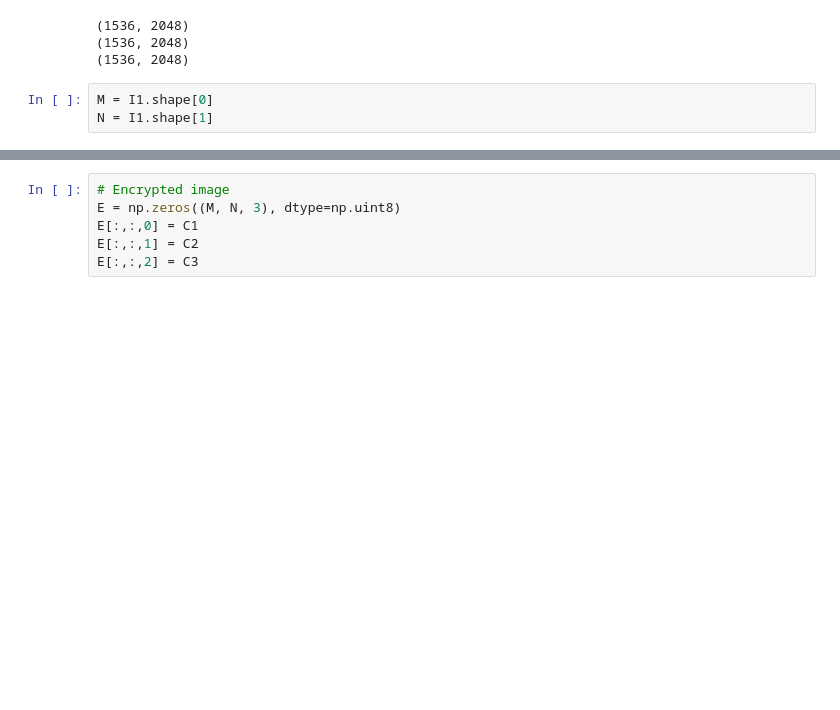
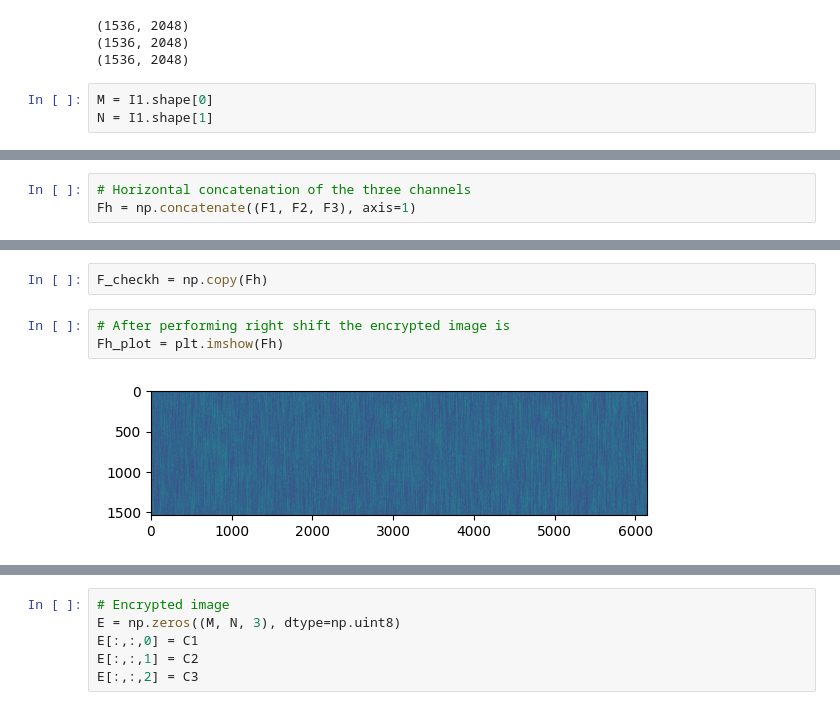
Before and after one commit to Rupal17shah/ImageEncryption, a Jupyter notebook: main.ipynb, the cells around one changed output, grey strips where cells are left out. Cells and saved outputs as stored; diff of their text form; blank space fills up the shorter version.

```diff
--- a/main.ipynb
+++ b/main.ipynb
@@ -156,0 +195,3 @@ print(C3.shape)
+# %%
+# Horizontal concatenation of the three channels
+Fh = np.concatenate((F1, F2, F3), axis=1)
@@ -156,0 +208,7 @@ print(C3.shape)
+# %%
+F_checkh = np.copy(Fh)
+# %%
+# After performing right shift the encrypted image is
+Fh_plot = plt.imshow(Fh)
+# %% [output]
+[figure, added]
```
Also changed, not shown: parts of 100 cells of this notebook, 20 other files.
